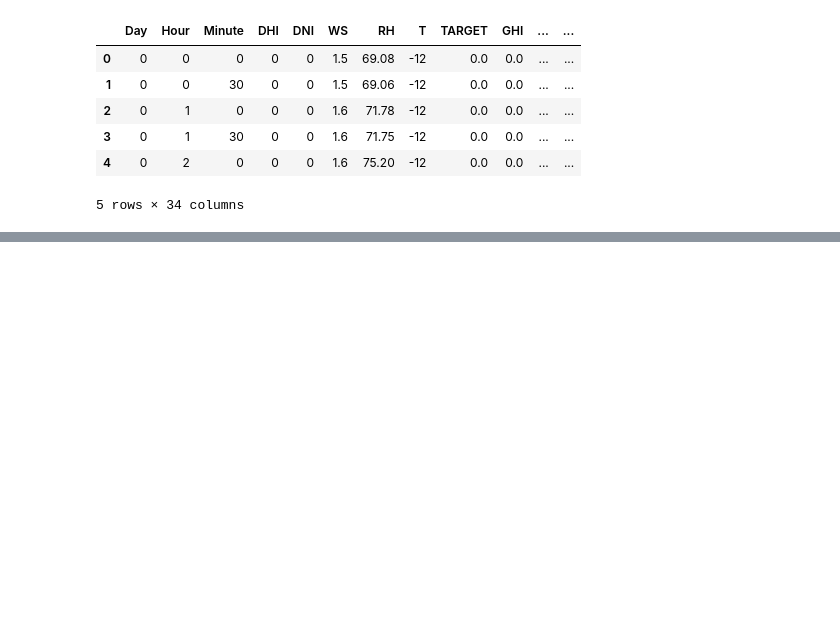
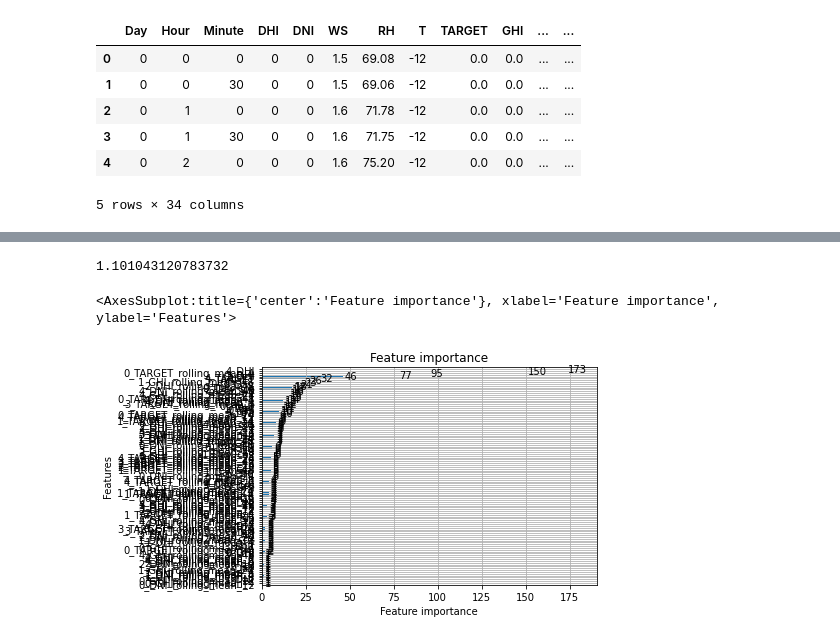
Before and after one commit to parkjuida/dacon, a Jupyter notebook: 235680/lightgbm_dataset_split.ipynb, the cells around one changed output, grey strips where cells are left out. Drawn from its saved outputs; the diff is of its cells as text; code cells hidden in the pictures; blank space fills up the shorter version.

Commit message:
Refactor lightgbm dataset split runner

```diff
--- a/235680/lightgbm_dataset_split.ipynb
+++ b/235680/lightgbm_dataset_split.ipynb
@@ -336,9 +502,11 @@ selector = [
 # %%
 history = {
-    "total_error": 0
+    "total_error": 0,
+    "submission_df": []
 }
 
-for train, valid, test in split_train_valid_test_for_cv(feature_engineered_df, 0.5):
+for index, (train, valid, test) in enumerate(split_train_valid_test_for_cv(feature_engineered_df, 0.5)):
+    history[index] = {}
     train_1_dataset, train_2_dataset = create_lightgbm_dataset(train, days, selector)
     valid_1_dataset, valid_2_dataset = create_lightgbm_dataset(valid, days, selector)
     test_x, test_y_1, test_y_2, c = split_x_y_for_lightgbm_train(test, days)
@@ -347,15 +515,15 @@ for train, valid, test in split_train_valid_test_for_cv(feature_engineered_df, 0
 
     for i in range(1, 10):
         q = i/10
-        history[q] = {"bst_1": [], "bst_2": []}
+        history[index][q] = {"bst_1": [], "bst_2": []}
         param = get_lightgbm_param(q)
 
         num_round = 5000
         bst_1 = lgb.train(param, train_1_dataset, num_round, valid_sets=[valid_1_dataset])
         bst_2 = lgb.train(param, train_2_dataset, num_round, valid_sets=[valid_2_dataset])
 
-        history[q]["bst_1"].append(bst_1)
-        history[q]["bst_2"].append(bst_2)
+        history[index][q]["bst_1"].append(bst_1)
+        history[index][q]["bst_2"].append(bst_2)
 
         y_pred_1 = bst_1.predict(test_x).reshape(-1)
         y_pred_2 = bst_2.predict(test_x).reshape(-1)
@@ -364,6 +532,5 @@ for train, valid, test in split_train_valid_test_for_cv(feature_engineered_df, 0
         history["total_error"] += np.sum(np.maximum(q * (test_y_2 - y_pred_2), (q - 1) * (test_y_2 - y_pred_2)))
 
         submission_df[f"q_{q}"] = create_submission_using_lightgbm_model(selector, bst_1, bst_2, days)
-
-history["total_error"] /= feature_engineered_df.shape[0]
+    history["submission_df"].append(submission_df)
 # %% [output]
@@ -506,2 +742,9 @@ Early stopping, best iteration is:
 # %%
-history["total_error"]
+history["total_error"]/ (36 * test_x.shape[0])
+# %% [output]
+1.101043120783732
+# %%
+lgb.plot_importance(history[0][0.1]["bst_1"][0], figsize=(10, 20))
+# %% [output]
+<AxesSubplot:title={'center':'Feature importance'}, xlabel='Feature importance', ylabel='Features'>
+[figure, added]
```
Also changed, not shown: parts of 6 cells of this notebook, 1 other file.
